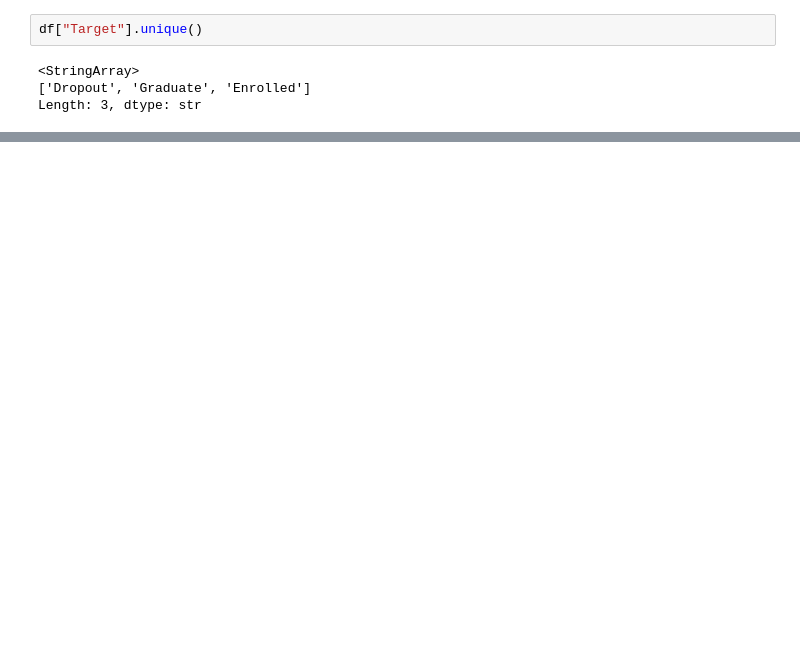
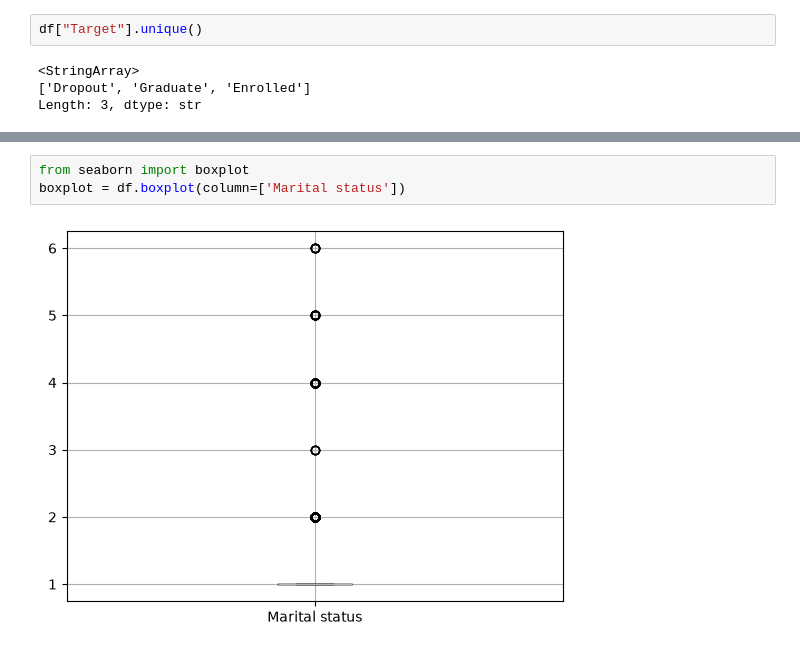
Before and after one commit to Eg0r-S/Project_predict_students_dropout_and_academic_success, a Jupyter notebook: processering_dataset.ipynb, the cells around one changed output, grey strips where cells are left out. Saved outputs shown, nothing was run; the diff lists cells and outputs as text; blank space fills up the shorter version.

```diff
--- a/processering_dataset.ipynb
+++ b/processering_dataset.ipynb
@@ -61,3 +78,8 @@ df.describe
+# %%
+from seaborn import boxplot
+boxplot = df.boxplot(column=['Marital status'])
+# %% [output]
+[figure, added]
 # %%
 #matplotlib
 plt.figure(figsize=(12,10))
```
Also changed, not shown: parts of 4 cells of this notebook.
